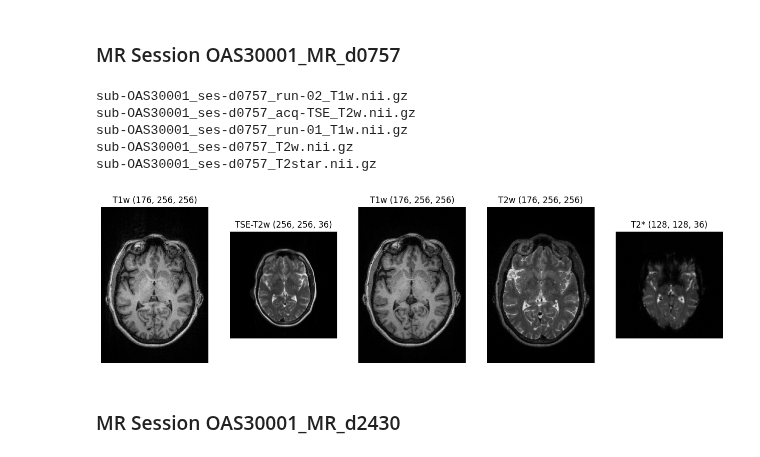
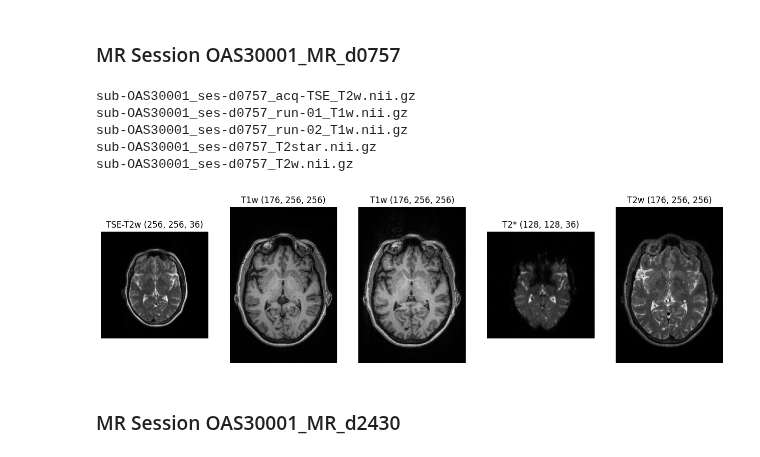
Before and after one commit to KnightTec/mlmi-project, a Jupyter notebook: oasis_3.ipynb, the cells around one changed output. Cells and saved outputs as stored; diff of their text form; code cells hidden in the pictures.

```diff
--- a/oasis_3.ipynb
+++ b/oasis_3.ipynb
@@ -242,14 +245,14 @@ sub-OAS30001_ses-d0129_T2w.nii.gz
 # %% [markdown]
 ### MR Session OAS30001_MR_d0757
-# %%
-visualize_structural_mri("data/oasis/mr_sessions/OAS30001_MR_d0757/")
-# %% [output]
-sub-OAS30001_ses-d0757_run-02_T1w.nii.gz
-sub-OAS30001_ses-d0757_acq-TSE_T2w.nii.gz
-sub-OAS30001_ses-d0757_run-01_T1w.nii.gz
-sub-OAS30001_ses-d0757_T2w.nii.gz
-sub-OAS30001_ses-d0757_T2star.nii.gz
-[figure, removed]
+# %%
+visualize_structural_mri("/mnt/f/OASIS-3-MR-Sessions/OAS30001_MR_d0757/")
+# %% [output]
+sub-OAS30001_ses-d0757_acq-TSE_T2w.nii.gz
+sub-OAS30001_ses-d0757_run-01_T1w.nii.gz
+sub-OAS30001_ses-d0757_run-02_T1w.nii.gz
+sub-OAS30001_ses-d0757_T2star.nii.gz
+sub-OAS30001_ses-d0757_T2w.nii.gz
+[figure, added]
 # %% [markdown]
 ### MR Session OAS30001_MR_d2430
 # %%
```
Also changed, not shown: parts of 1 cell of this notebook, 1 other file.
